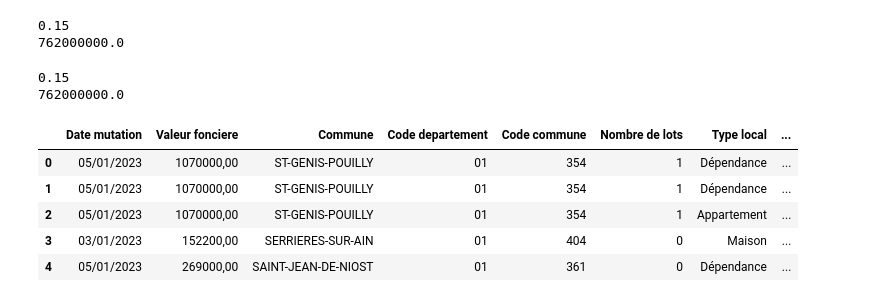
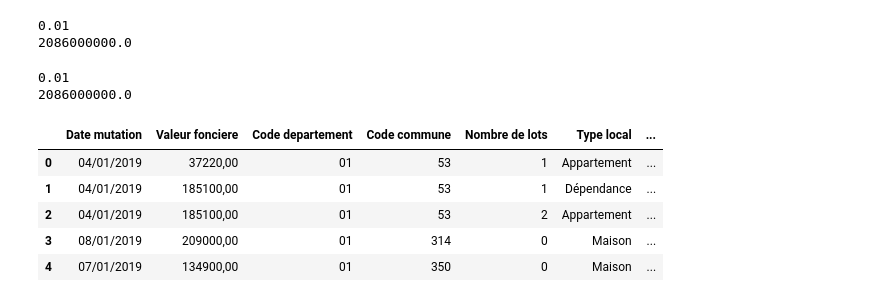
Before and after one commit to acanetti/forecasting_immo, a Jupyter notebook: explorer/exploration.ipynb, the cells around one changed output. Cells and saved outputs as stored; diff of their text form; code cells hidden in the pictures.

```diff
--- a/explorer/exploration.ipynb
+++ b/explorer/exploration.ipynb
@@ -6,12 +6,11 @@ import numpy as np
 
 pd.options.display.max_columns = 99
 # %%
-folder = '../data/valeurs_foncieres/'
+folder = '../data/clean_data/'
 targets = os.listdir(folder)
 
 df = pd.DataFrame()
 
 for target in targets:
     path = f'{folder}{target}'
-    if '2023' in target:
-        df = pd.concat([df,pd.read_csv(path, sep='|', dtype='unicode')])
+    df = pd.concat([df,pd.read_csv(path, sep='|', dtype='unicode')])
@@ -21,8 +45,8 @@ vf = df["Valeur fonciere"].astype(str).replace(',','.', regex=True).astype(float
 print(min(vf))
 print(max(vf))
 # %% [output]
-0.15
-762000000.0
+0.01
+2086000000.0
 # %%
 df = df[df['Nature mutation']=='Vente']
 df = df[df['Valeur fonciere']!='nan']
@@ -30,22 +54,22 @@ df = df[df['Valeur fonciere']!='nan']
 print(min(vf))
 print(max(vf))
 # %% [output]
-0.15
-762000000.0
+0.01
+2086000000.0
 # %%
 keeped_columns = ['Date mutation', 'Valeur fonciere',
-       'Commune', 'Code departement', 'Code commune', 'Nombre de lots', 'Type local',
+       'Code departement', 'Code commune', 'Nombre de lots', 'Type local',
        'Surface reelle bati', 'Nombre pieces principales', 'Nature culture',
        'Nature culture speciale', 'Surface terrain']
 df = df[keeped_columns]
 df.head()
 # %% [output]
-|  | Date mutation | Valeur fonciere | Commune | Code departement | Code commune | Nombre de lots | Type local | ... |
-| 0 | 05/01/2023 | 1070000,00 | ST-GENIS-POUILLY | 01 | 354 | 1 | Dépendance | ... |
-| 1 | 05/01/2023 | 1070000,00 | ST-GENIS-POUILLY | 01 | 354 | 1 | Dépendance | ... |
-| 2 | 05/01/2023 | 1070000,00 | ST-GENIS-POUILLY | 01 | 354 | 1 | Appartement | ... |
-| 3 | 03/01/2023 | 152200,00 | SERRIERES-SUR-AIN | 01 | 404 | 0 | Maison | ... |
-| 4 | 05/01/2023 | 269000,00 | SAINT-JEAN-DE-NIOST | 01 | 361 | 0 | Dépendance | ... |
+|  | Date mutation | Valeur fonciere | Code departement | Code commune | Nombre de lots | Type local | ... |
+| 0 | 04/01/2019 | 37220,00 | 01 | 53 | 1 | Appartement | ... |
+| 1 | 04/01/2019 | 185100,00 | 01 | 53 | 1 | Dépendance | ... |
+| 2 | 04/01/2019 | 185100,00 | 01 | 53 | 2 | Appartement | ... |
+| 3 | 08/01/2019 | 209000,00 | 01 | 314 | 0 | Maison | ... |
+| 4 | 07/01/2019 | 134900,00 | 01 | 350 | 0 | Maison | ... |
 # %%
 int_columns = ['Valeur fonciere','Surface reelle bati', 'Nombre pieces principales', 'Surface terrain']
 
```
Also changed, not shown: parts of 15 cells of this notebook, 2 other files.
